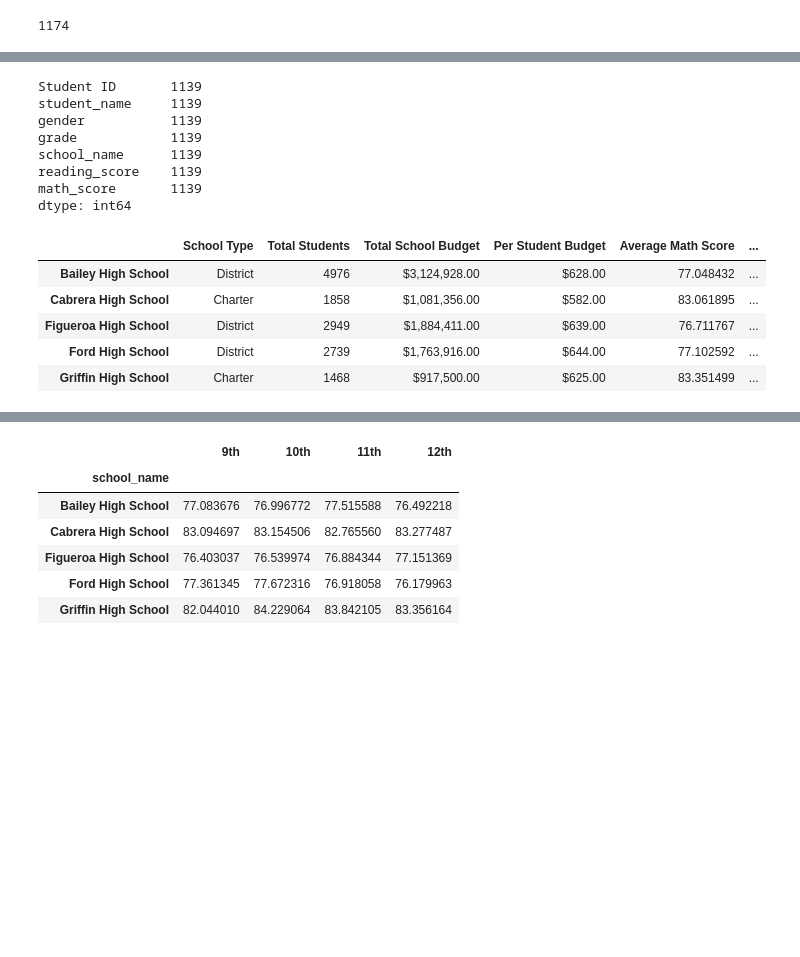
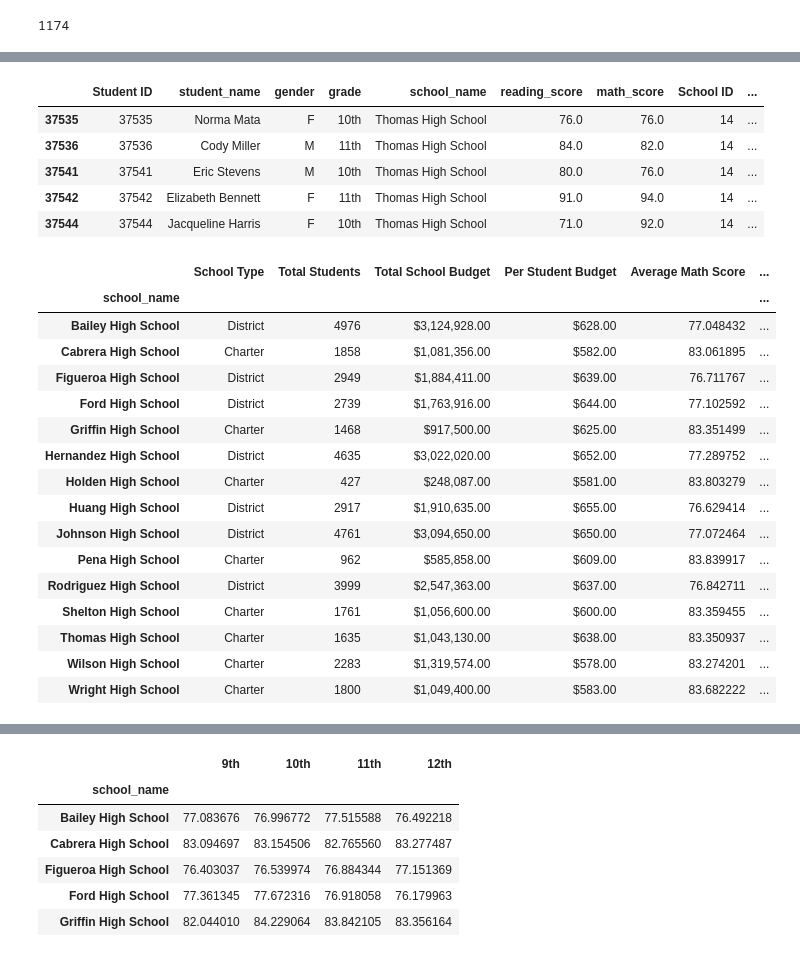
Before and after one commit to ashlemercer/School_District_Analysis, a Jupyter notebook: PyCitySchools_Challenge.ipynb, the cells around one changed output, grey strips where cells are left out. Saved outputs shown, nothing was run; the diff lists cells and outputs as text; code cells hidden in the pictures; blank space fills up the shorter version.

```diff
--- a/PyCitySchools_Challenge.ipynb
+++ b/PyCitySchools_Challenge.ipynb
@@ -359,3 +203,41 @@ per_school_types = school_data_df.set_index(["school_name"])["type"]
+# %%
+# Determine the School Type
+per_school_types = school_data_df.set_index(["school_name"])["type"]
+
+# Calculate the total student count.
+per_school_counts = school_data_df.set_index(["school_name"])["size"]
+
+# Calculate the total school budget and per capita spending
+per_school_budget = school_data_df.set_index(["school_name"])["budget"]
+
+# Calculate the per capita spending.
+per_school_capita = per_school_budget / per_school_counts
+
+# Calculate the average test scores.
+per_school_math = school_data_complete_df.groupby(["school_name"]).mean()["math_score"]
+per_school_reading = school_data_complete_df.groupby(["school_name"]).mean()["reading_score"]
+
+# Calculate the passing scores by creating a filtered DataFrame.
+per_school_passing_math = school_data_complete_df[(school_data_complete_df["math_score"] >= 70)]
+per_school_passing_reading = school_data_complete_df[(school_data_complete_df["reading_score"] >= 70)]
+
+# Calculate the number of students passing math and passing reading by school.
+per_school_passing_math = per_school_passing_math.groupby(["school_name"]).count()["student_name"]
+per_school_passing_reading = per_school_passing_reading.groupby(["school_name"]).count()["student_name"]
+
+# Calculate the percentage of passing math and reading scores per school.
+per_school_passing_math = per_school_passing_math / per_school_counts * 100
+per_school_passing_reading = per_school_passing_reading / per_school_counts * 100
+
+# Calculate the students who passed both reading and math.
+per_passing_math_reading = school_data_complete_df[(school_data_complete_df["reading_score"] >= 70)
+                                               & (school_data_complete_df["math_score"] >= 70)]
+
+# Calculate the number of students passing math and passing reading by school.
+per_passing_math_reading = per_passing_math_reading.groupby(["school_name"]).count()["student_name"]
+
+# Calculate the percentage of passing math and reading scores per school.
+per_overall_passing_percentage = per_passing_math_reading / per_school_counts * 100
 # %%
 # Add the per_school_types into a DataFrame for testing.
 df = pd.DataFrame(per_school_types)
@@ -365,3 +243,0 @@ per_school_counts = school_data_df.set_index(["school_name"])["size"]
-# %%
-# Calculate the total student count.
-per_school_counts = school_data_complete_df["school_name"].value_counts()
@@ -474,17 +299,12 @@ dtype: int64
 # %%
 # STEP 7:
 
-# Total Thomas High School Students Passing Reading
-Thomas_passing_reading_df = student_data_df.loc[(student_data_df["reading_score"] >= 70)
-                                             & (student_data_df["school_name"] == "Thomas High School")
-                                             & ((student_data_df["grade"] == "10th") | (student_data_df["grade"] == "11th") | (student_data_df["grade"] == "12th"))].count()
-Thomas_passing_reading_df
+passing_reading = school_data_complete_df[(school_data_complete_df["reading_score"] >= 70) & (student_data_df["school_name"] == "Thomas High School")]
+passing_reading.head()
 # %% [output]
-Student ID       1139
-student_name     1139
-gender           1139
-grade            1139
-school_name      1139
-reading_score    1139
-math_score       1139
-dtype: int64
+|  | Student ID | student_name | gender | grade | school_name | reading_score | math_score | School ID | ... |
+| 37535 | 37535 | Norma Mata | F | 10th | Thomas High School | 76.0 | 76.0 | 14 | ... |
+| 37536 | 37536 | Cody Miller | M | 11th | Thomas High School | 84.0 | 82.0 | 14 | ... |
+| 37541 | 37541 | Eric Stevens | M | 10th | Thomas High School | 80.0 | 76.0 | 14 | ... |
+| 37542 | 37542 | Elizabeth Bennett | F | 11th | Thomas High School | 91.0 | 94.0 | 14 | ... |
+| 37544 | 37544 | Jacqueline Harris | F | 10th | Thomas High School | 71.0 | 92.0 | 14 | ... |
@@ -491,15 +316,26 @@ dtype: int64
 # %%
 # Reorder the columns in the order you want them to appear.
 new_column_order = ["School Type", "Total Students", "Total School Budget", "Per Student Budget", "Average Math Score", "Average Reading Score", "% Passing Math", "% Passing Reading", "% Overall Passing"]
 
 # Assign district summary df the new column order.
 per_school_summary_df = per_school_summary_df[new_column_order]
 
-per_school_summary_df.head()
+per_school_summary_df.head(30)
 # %% [output]
 |  | School Type | Total Students | Total School Budget | Per Student Budget | Average Math Score | ... |
+| school_name |  |  |  |  |  | ... |
 | Bailey High School | District | 4976 | $3,124,928.00 | $628.00 | 77.048432 | ... |
 | Cabrera High School | Charter | 1858 | $1,081,356.00 | $582.00 | 83.061895 | ... |
 | Figueroa High School | District | 2949 | $1,884,411.00 | $639.00 | 76.711767 | ... |
 | Ford High School | District | 2739 | $1,763,916.00 | $644.00 | 77.102592 | ... |
 | Griffin High School | Charter | 1468 | $917,500.00 | $625.00 | 83.351499 | ... |
+| Hernandez High School | District | 4635 | $3,022,020.00 | $652.00 | 77.289752 | ... |
+| Holden High School | Charter | 427 | $248,087.00 | $581.00 | 83.803279 | ... |
+| Huang High School | District | 2917 | $1,910,635.00 | $655.00 | 76.629414 | ... |
+| Johnson High School | District | 4761 | $3,094,650.00 | $650.00 | 77.072464 | ... |
+| Pena High School | Charter | 962 | $585,858.00 | $609.00 | 83.839917 | ... |
+| Rodriguez High School | District | 3999 | $2,547,363.00 | $637.00 | 76.842711 | ... |
+| Shelton High School | Charter | 1761 | $1,056,600.00 | $600.00 | 83.359455 | ... |
+| Thomas High School | Charter | 1635 | $1,043,130.00 | $638.00 | 83.350937 | ... |
+| Wilson High School | Charter | 2283 | $1,319,574.00 | $578.00 | 83.274201 | ... |
+| Wright High School | Charter | 1800 | $1,049,400.00 | $583.00 | 83.682222 | ... |
```
Also changed, not shown: parts of 59 cells of this notebook.
